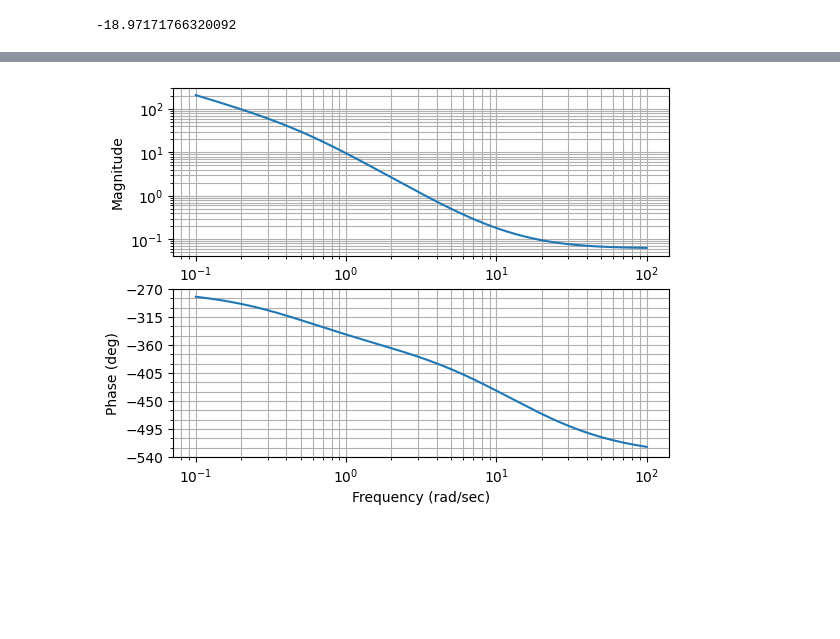
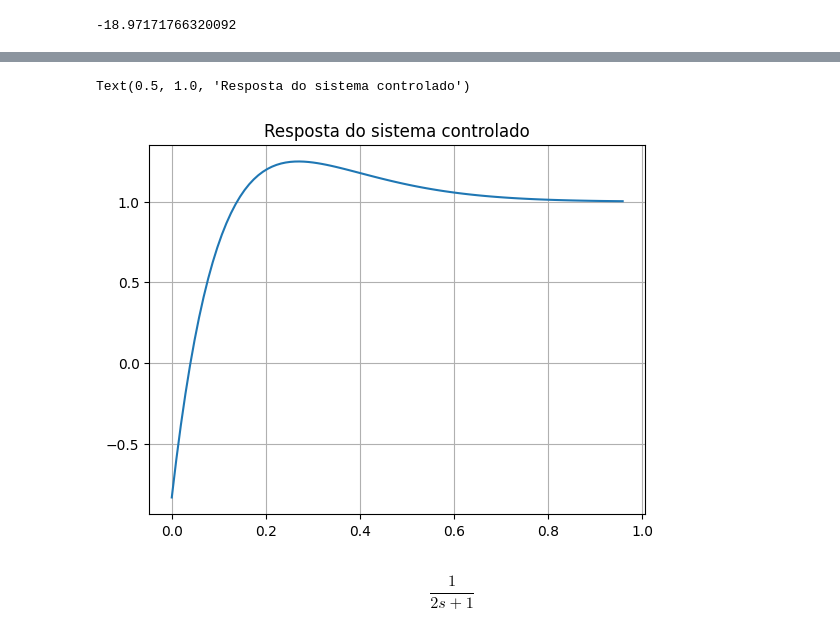
Before and after one commit to JoaoYukio/PCO119, a Jupyter notebook: Atividade 6/Atividade6.ipynb, the cells around one changed output, grey strips where cells are left out. Saved outputs shown, nothing was run; the diff lists cells and outputs as text; code cells hidden in the pictures; blank space fills up the shorter version.

```diff
--- a/Atividade 6/Atividade6.ipynb
+++ b/Atividade 6/Atividade6.ipynb
@@ -253,6 +244,6 @@ phi
 # %% [output]
 -18.97171766320092
 # %%
-Kp = math.cos(phi * (2*math.pi)/180) / (absGsJW)
+Kp = math.cos(phi * (math.pi)/180) / (magJW[0])
 Kp
 # %% [output]
@@ -260,4 +251,4 @@ Kp
 # %%
-Ki = - ww * (math.sin(phi * (2*math.pi)/180)/(absGsJW))
+Ki = - ww * (math.sin(phi * (math.pi)/180)/(magJW[0]))
 Ki
 # %% [output]
@@ -270,4 +261,4 @@ $$\frac{2.474}{1}$$
 # %%
-I  = control.TransferFunction(-Ki, [1, 0])
+I  = control.TransferFunction(Ki, [1, 0])
 I
 # %% [output]
@@ -280,2 +271,9 @@ $$\frac{2.474 s - 21.08}{s}$$
 # %%
-yout3, T3 = control.step_response(control.feedback(Gw*PI))
+y, T = control.step_response(control.feedback(control.series(Gw, PI)))
+# %%
+plt.plot(y,T)
+plt.grid()
+plt.title("Resposta do sistema controlado")
+# %% [output]
+Text(0.5, 1.0, 'Resposta do sistema controlado')
+[figure, added]
@@ -281,0 +282,4 @@ yout3, T3 = control.step_response(control.feedback(Gw*PI))
+# %%
+Gs
+# %% [output]
+$$\frac{1}{2 s + 1}$$
@@ -284,4 +289,0 @@ yout3, T3 = control.step_response(control.feedback(80*Gw))
-# %%
-control.bode_plot(Gw * PI);
-# %% [output]
-[figure, removed]
```
Also changed, not shown: parts of 29 cells of this notebook, 6 other files.
